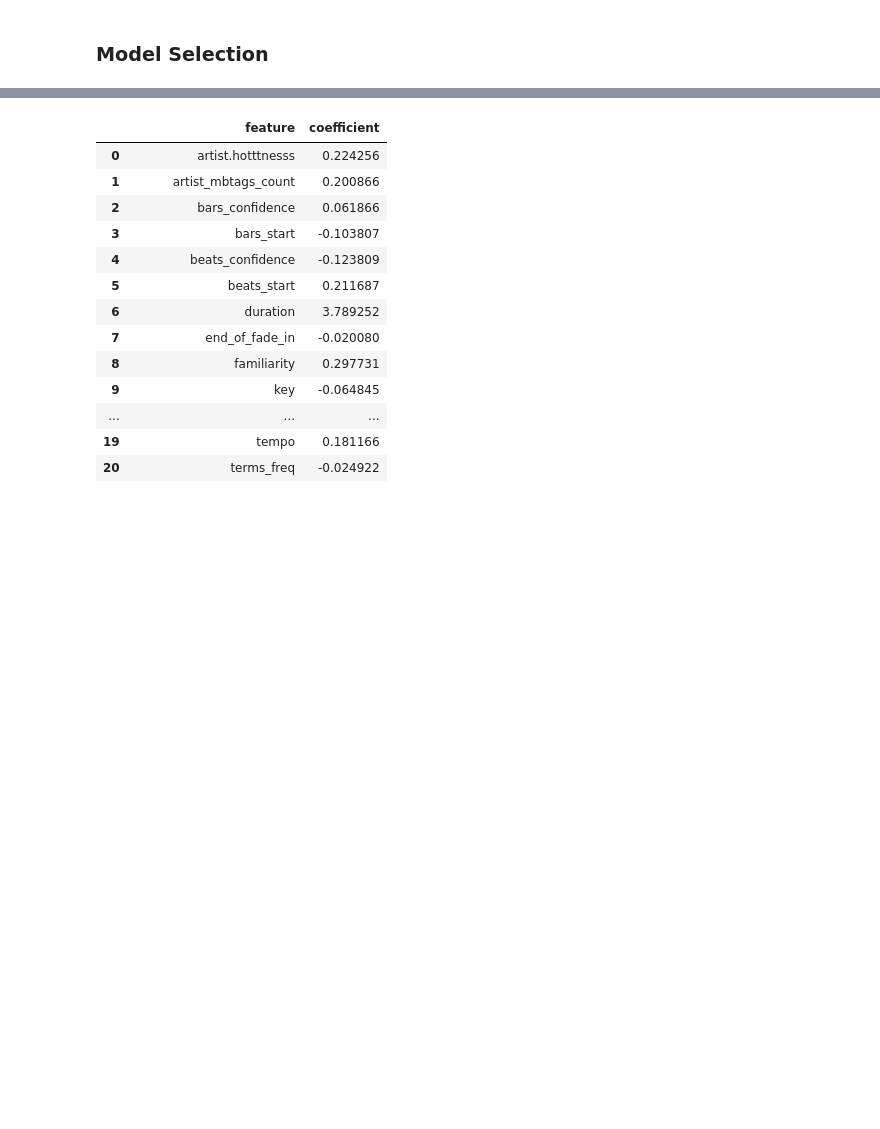
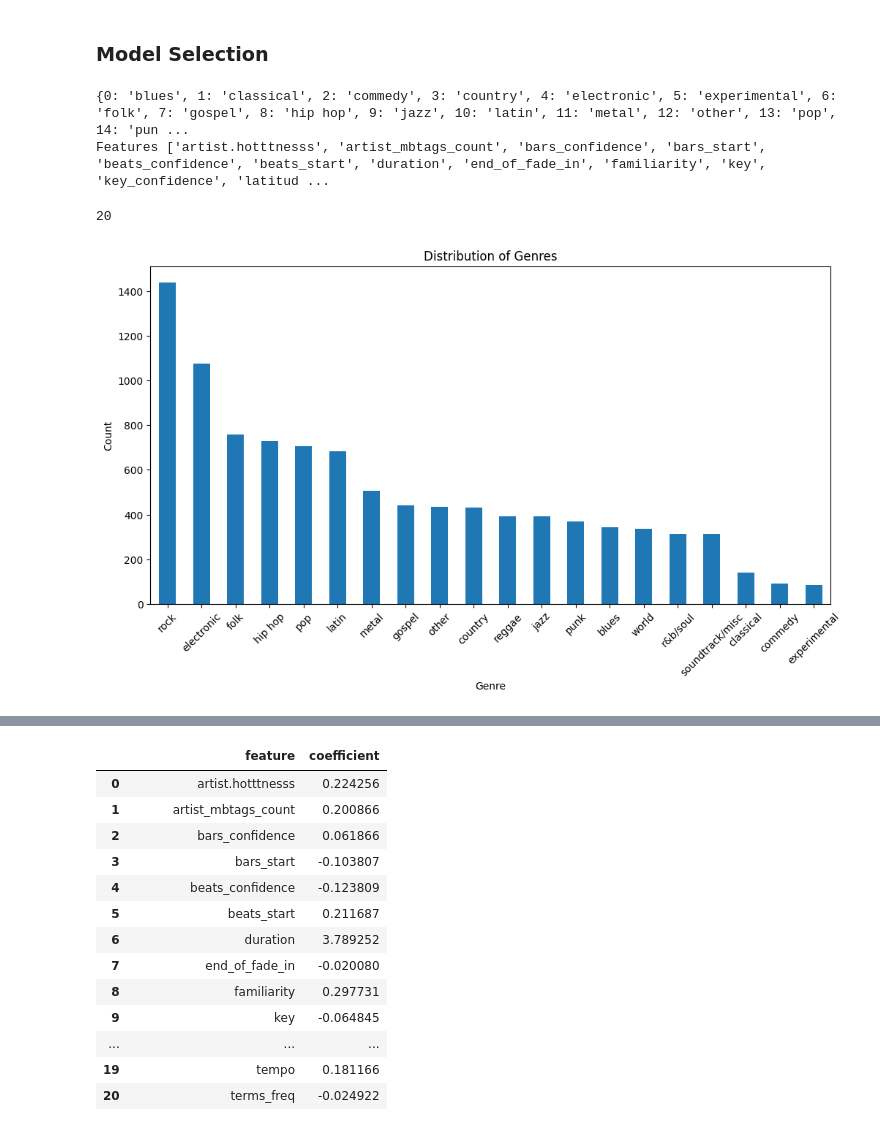
Before and after one commit to Dknx8888/genre-classification-404, a Jupyter notebook: final_project.ipynb, the cells around one changed output, grey strips where cells are left out. Cells and saved outputs as stored; diff of their text form; code cells hidden in the pictures; blank space fills up the shorter version.

```diff
--- a/final_project.ipynb
+++ b/final_project.ipynb
@@ -282,10 +318,41 @@ music_numeric = music.drop(columns=drop_cols)
 # %%
 # encode terms to numeric
 label_encoder = LabelEncoder()
-music_numeric['genre'] = label_encoder.fit_transform(music_numeric['genre'])
+music_numeric['genre_encoded'] = label_encoder.fit_transform(music_numeric['genre'])
 
-X = music_numeric.drop(columns=['genre'])
-y = music_numeric['genre']
+X = music_numeric.drop(columns=['genre', 'genre_encoded'])
+y = music_numeric['genre_encoded']
+
+class_names = [str(c) for c in label_encoder.classes_]
+
+
+index_to_genre = dict(enumerate(label_encoder.classes_))
+print(index_to_genre)
+
+# all features
+features = X.columns.tolist()
+print(f"Features", features)
+# %% [output]
+{0: 'blues', 1: 'classical', 2: 'commedy', 3: 'country', 4: 'electronic', 5: 'experimental', 6: 'folk', 7: 'gospel', 8: 'hip hop', 9: 'jazz', 10: 'latin', 11: 'metal', 12: 'other', 13: 'pop', 14: 'pun ...
+Features ['artist.hotttnesss', 'artist_mbtags_count', 'bars_confidence', 'bars_start', 'beats_confidence', 'beats_start', 'duration', 'end_of_fade_in', 'familiarity', 'key', 'key_confidence', 'latitud ...
+# %%
+# Total number of unique genres
+num_classes = len(np.unique(y))
+
+num_classes
+# %% [output]
+20
+# %%
+# Histogram of the target variable
+plt.figure(figsize=(12, 6))
+music['genre'].value_counts().plot(kind='bar')
+plt.title('Distribution of Genres')
+plt.xlabel('Genre')
+plt.ylabel('Count')
+plt.xticks(rotation=45)
+plt.show()
+# %% [output]
+[figure, added]
 # %%
 X_train, X_test , y_train, y_test = train_test_split(X, y, test_size=0.3, random_state=1)
 
```
Also changed, not shown: parts of 21 cells of this notebook.
